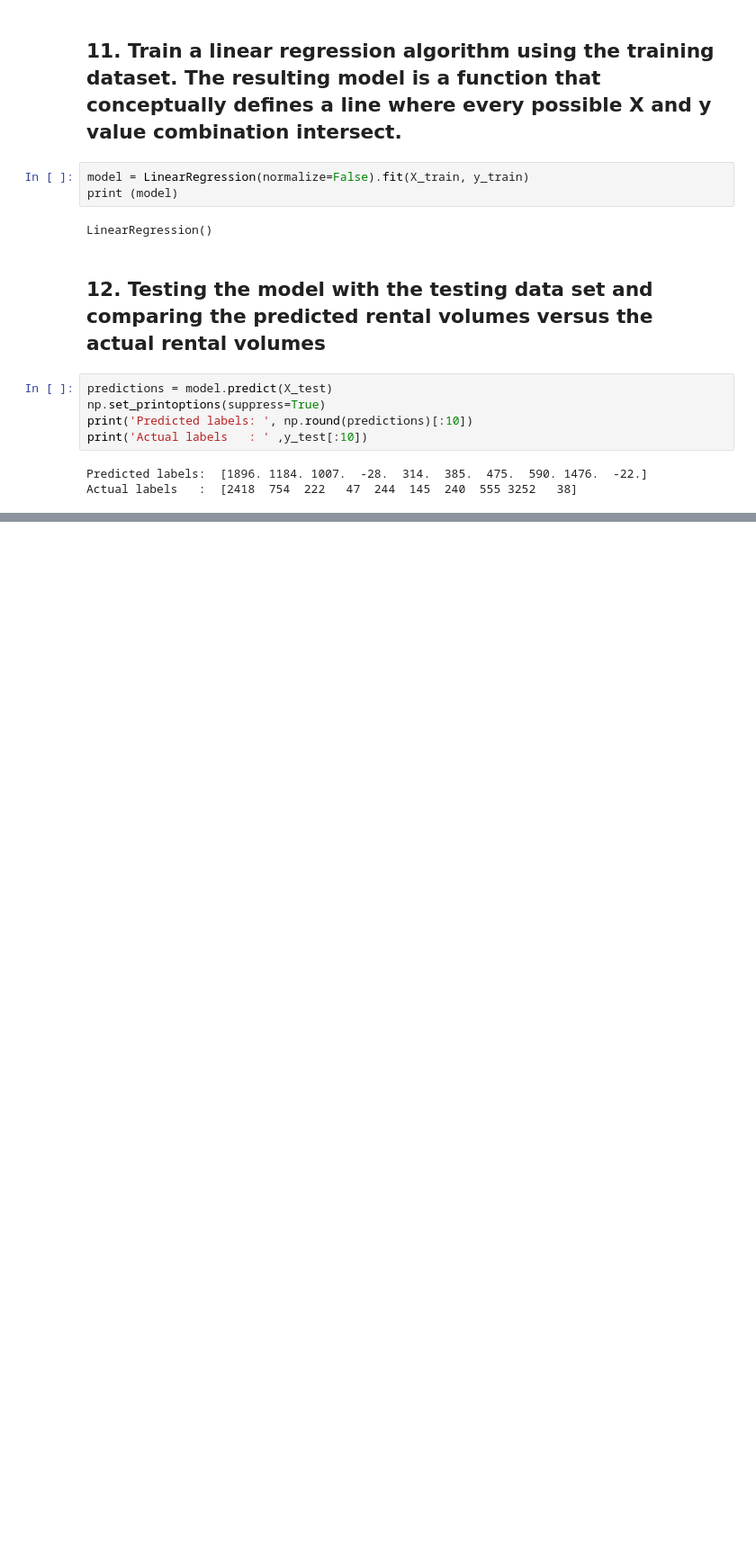
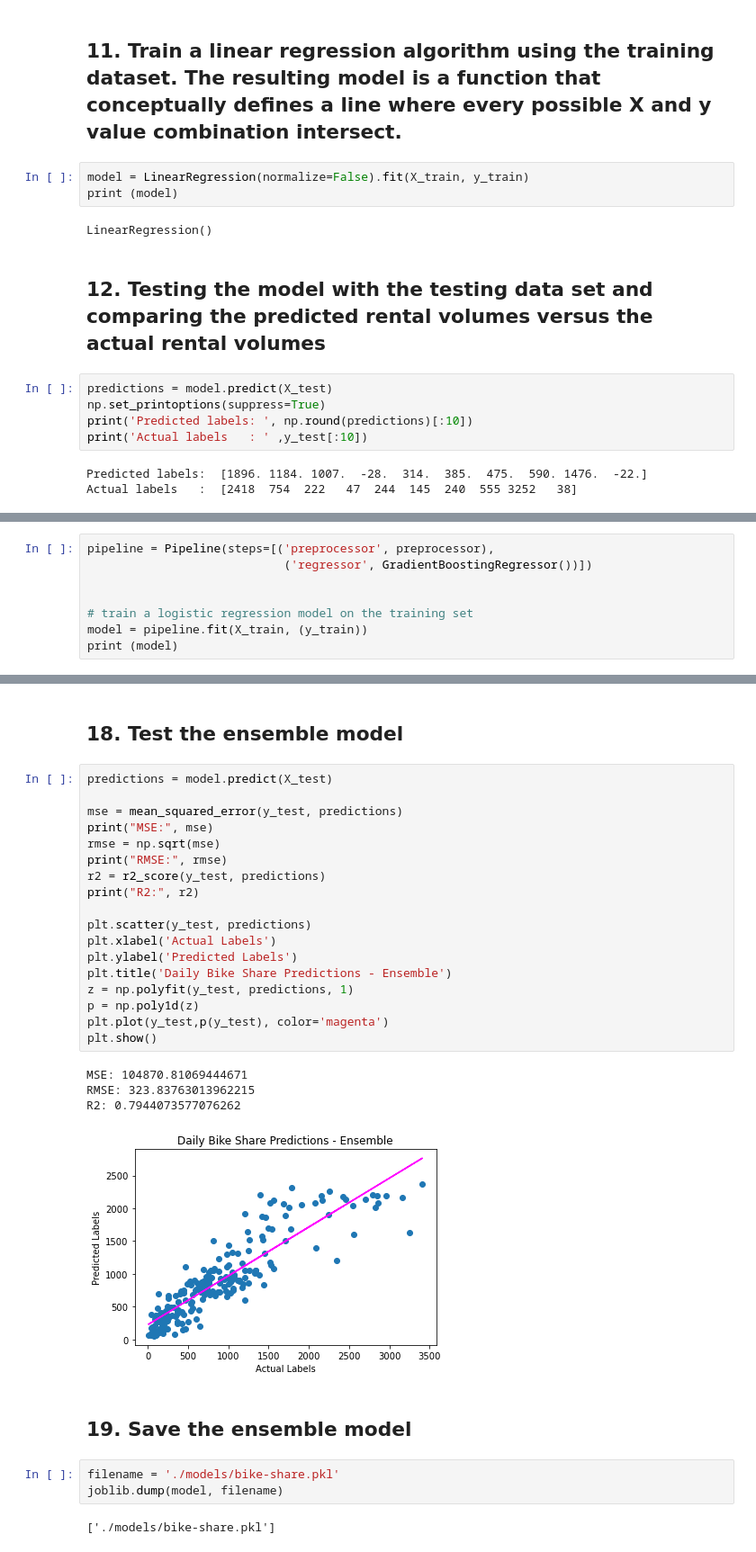
Before and after one commit to guypwhunt/regression_machine_learning, a Jupyter notebook: regression.ipynb, the cells around one changed output, grey strips where cells are left out. Shown at 90% size. Cells and saved outputs as stored; diff of their text form; blank space fills up the shorter version.

```diff
--- a/regression.ipynb
+++ b/regression.ipynb
@@ -231,0 +342,8 @@ Actual labels   :  [2418  754  222   47  244  145  240  555 3252   38]
+# %%
+pipeline = Pipeline(steps=[('preprocessor', preprocessor),
+                            ('regressor', GradientBoostingRegressor())])
+
+
+# train a logistic regression model on the training set
+model = pipeline.fit(X_train, (y_train))
+print (model)
@@ -231,0 +361,32 @@ Actual labels   :  [2418  754  222   47  244  145  240  555 3252   38]
+# %% [markdown]
+## 18. Test the ensemble model
+# %%
+predictions = model.predict(X_test)
+
+mse = mean_squared_error(y_test, predictions)
+print("MSE:", mse)
+rmse = np.sqrt(mse)
+print("RMSE:", rmse)
+r2 = r2_score(y_test, predictions)
+print("R2:", r2)
+
+plt.scatter(y_test, predictions)
+plt.xlabel('Actual Labels')
+plt.ylabel('Predicted Labels')
+plt.title('Daily Bike Share Predictions - Ensemble')
+z = np.polyfit(y_test, predictions, 1)
+p = np.poly1d(z)
+plt.plot(y_test,p(y_test), color='magenta')
+plt.show()
+# %% [output]
+MSE: 104870.81069444671
+RMSE: 323.83763013962215
+R2: 0.7944073577076262
+[figure, added]
+# %% [markdown]
+## 19. Save the ensemble model
+# %%
+filename = './models/bike-share.pkl'
+joblib.dump(model, filename)
+# %% [output]
+['./models/bike-share.pkl']
```
Also changed, not shown: parts of 13 cells of this notebook, 2 other files.
